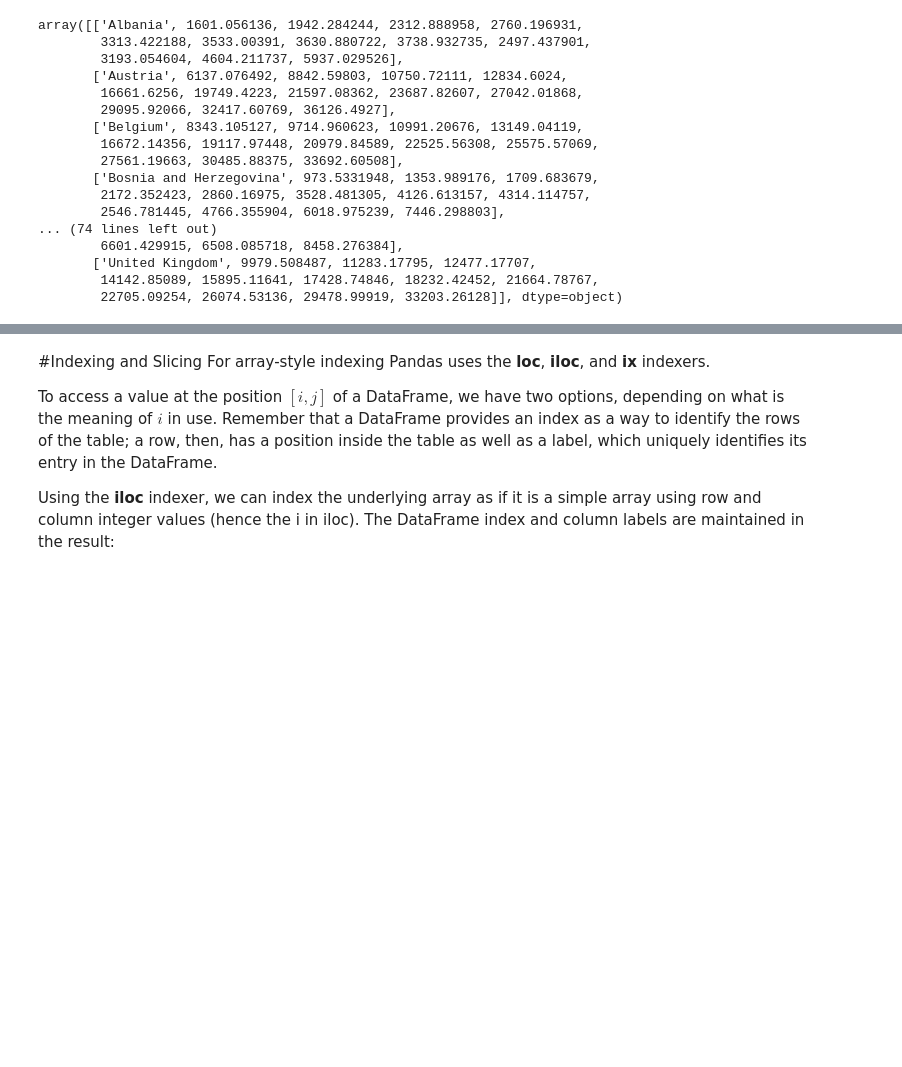
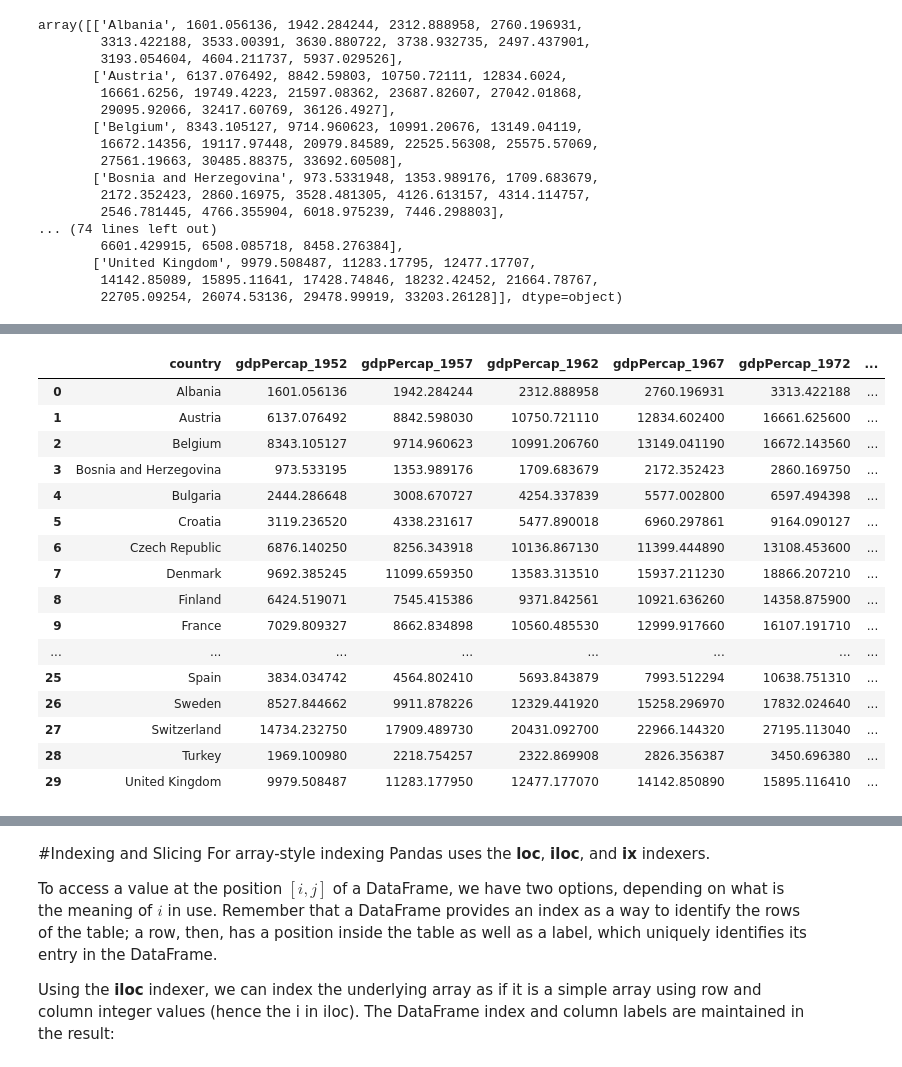
Before and after one commit to IndraniMandal/New-Revisions, a Jupyter notebook: Data_Manipulation.ipynb, the cells around one changed output, grey strips where cells are left out. Cells and saved outputs as stored; diff of their text form; code cells hidden in the pictures; blank space fills up the shorter version.

```diff
--- a/Data_Manipulation.ipynb
+++ b/Data_Manipulation.ipynb
@@ -60,3 +60,5 @@ array([['Albania', 1601.056136, 1942.284244, 2312.888958, 2760.196931,
        ['United Kingdom', 9979.508487, 11283.17795, 12477.17707,
         14142.85089, 15895.11641, 17428.74846, 18232.42452, 21664.78767,
         22705.09254, 26074.53136, 29478.99919, 33203.26128]], dtype=object)
+# %%
+data.set_index('country')
@@ -63,3 +84,23 @@ array([['Albania', 1601.056136, 1942.284244, 2312.888958, 2760.196931,
+# %%
+data
+# %% [output]
+|  | country | gdpPercap_1952 | gdpPercap_1957 | gdpPercap_1962 | gdpPercap_1967 | gdpPercap_1972 | ... |
+| 0 | Albania | 1601.056136 | 1942.284244 | 2312.888958 | 2760.196931 | 3313.422188 | ... |
+| 1 | Austria | 6137.076492 | 8842.598030 | 10750.721110 | 12834.602400 | 16661.625600 | ... |
+| 2 | Belgium | 8343.105127 | 9714.960623 | 10991.206760 | 13149.041190 | 16672.143560 | ... |
+| 3 | Bosnia and Herzegovina | 973.533195 | 1353.989176 | 1709.683679 | 2172.352423 | 2860.169750 | ... |
+| 4 | Bulgaria | 2444.286648 | 3008.670727 | 4254.337839 | 5577.002800 | 6597.494398 | ... |
+| 5 | Croatia | 3119.236520 | 4338.231617 | 5477.890018 | 6960.297861 | 9164.090127 | ... |
+| 6 | Czech Republic | 6876.140250 | 8256.343918 | 10136.867130 | 11399.444890 | 13108.453600 | ... |
+| 7 | Denmark | 9692.385245 | 11099.659350 | 13583.313510 | 15937.211230 | 18866.207210 | ... |
+| 8 | Finland | 6424.519071 | 7545.415386 | 9371.842561 | 10921.636260 | 14358.875900 | ... |
+| 9 | France | 7029.809327 | 8662.834898 | 10560.485530 | 12999.917660 | 16107.191710 | ... |
+| ... | ... | ... | ... | ... | ... | ... | ... |
+| 25 | Spain | 3834.034742 | 4564.802410 | 5693.843879 | 7993.512294 | 10638.751310 | ... |
+| 26 | Sweden | 8527.844662 | 9911.878226 | 12329.441920 | 15258.296970 | 17832.024640 | ... |
+| 27 | Switzerland | 14734.232750 | 17909.489730 | 20431.092700 | 22966.144320 | 27195.113040 | ... |
+| 28 | Turkey | 1969.100980 | 2218.754257 | 2322.869908 | 2826.356387 | 3450.696380 | ... |
+| 29 | United Kingdom | 9979.508487 | 11283.177950 | 12477.177070 | 14142.850890 | 15895.116410 | ... |
 # %%
 df = data.set_index('country')
 df
```
Also changed, not shown: parts of 5 cells of this notebook.
